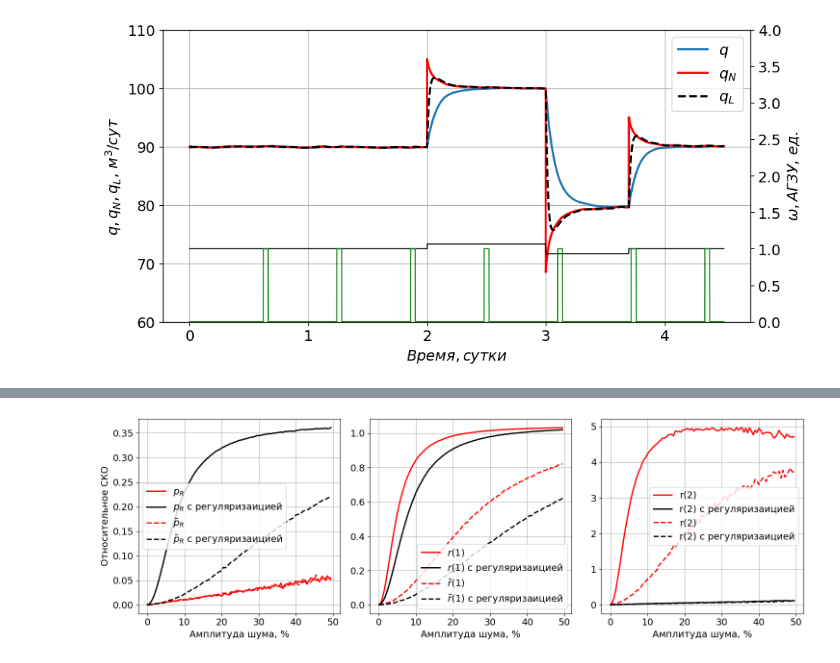
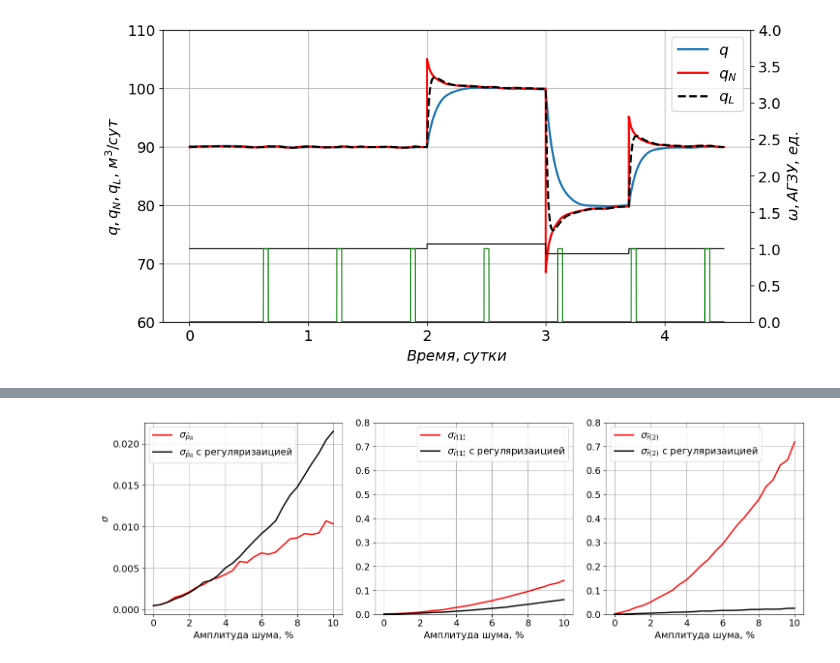
Before and after one commit to IANovoselov/well, a Jupyter notebook: src/well.ipynb, the cells around one changed output, grey strips where cells are left out. Drawn from its saved outputs; the diff is of its cells as text; code cells hidden in the pictures.

```diff
--- a/src/well.ipynb
+++ b/src/well.ipynb
@@ -122,9 +87,9 @@ plot.show()
 # %%
 quant_step_list = [None]
 denominator_list = [20]
-experiment_num_max = 100
+experiment_num_max = 250
 
-noise_list = np.arange(0, 0.5, 0.005)
+noise_list = np.arange(0, 0.104, 0.004)
 # %%
 from identification.domain.model import ident_values, identificate, get_data_by_slices, identificate_regul, get_res_dict_for_ident
 
@@ -237,41 +156,45 @@ plot.show()
 # %%
-    # Визуализация
-    plt.figure(figsize=(15, 5))
+from matplotlib import pyplot as plt
 
-    # График давления
-    plt.subplot(1, 3, 1)
-    plt.plot(noise_list, sco_p_R, 'r', lw=2, label='$p_R$')
-    plt.plot(noise_list, regul_sco_p_R, 'k', label='$p_R$ с регуляризаицией', lw=2)
-    plt.plot(noise_list, calc_rsd_by_series(res_filterd['p_R'][0,0], well.reservoir.p_R), 'r--', label='$\~p_R$', lw=2)
-    plt.plot(noise_list, calc_rsd_by_series(res_regul_filtered['p_R'][0,0], well.reservoir.p_R), 'k--', label='$\~p_R$ с регуляризаицией', lw=2)
-    plt.xlabel('Амплитуда шума, %')
-    plt.ylabel('Относительное СКО')
-    plt.legend()
-    plt.grid()
+# Визуализация
+plt.figure(figsize=(15, 5))
+
+# График давления
+plt.subplot(1, 3, 1)
+#plt.plot(noise_list, sco_p_R, 'r', lw=2, label='$p_R$')
+#plt.plot(noise_list, regul_sco_p_R, 'k', label='$p_R$ с регуляризаицией', lw=2)
+plt.plot(noise_list, calc_rsd_by_series(res_filterd['p_R'][0,0], well.reservoir.p_R), 'r', label='$\sigma_{\hat{p}_R}$', lw=2)
+plt.plot(noise_list, calc_rsd_by_series(res_regul_filtered['p_R'][0,0], well.reservoir.p_R), 'k', label='$\sigma_{\hat{p}_R}$ с регуляризаицией', lw=2)
+plt.xlabel('Амплитуда шума, %')
+plt.ylabel('$\sigma$')
+plt.legend()
+plt.grid()
 
 
-    # График НЧ шума
-    plt.subplot(1, 3, 2)
-    plt.plot(noise_list, sco_r_1, label='$r(1)$', color='r', lw=2)
-    plt.plot(noise_list, regul_sco_r_1, label='$r(1)$ с регуляризаицией', color='k', lw=2)
-    plt.plot(noise_list, calc_rsd_by_series(res_filterd['r_1'][0,0], well.reservoir.r_1), 'r--', label='$\~r(1)$', lw=2)
-    plt.plot(noise_list, calc_rsd_by_series(res_regul_filtered['r_1'][0,0], well.reservoir.r_1), 'k--', label='$\~r(1)$ с регуляризаицией', lw=2)
-    plt.xlabel('Амплитуда шума, %')
-    plt.legend()
-    plt.grid()
+# График НЧ шума
+plt.subplot(1, 3, 2)
+#plt.plot(noise_list, sco_r_1, label='$r(1)$', color='r', lw=2)
+#plt.plot(noise_list, regul_sco_r_1, label='$r(1)$ с регуляризаицией', color='k', lw=2)
+plt.plot(noise_list, calc_rsd_by_series(res_filterd['r_1'][0,0], well.reservoir.r_1), 'r', label='$\sigma_{\hat{r}(1)}$', lw=2)
+plt.plot(noise_list, calc_rsd_by_series(res_regul_filtered['r_1'][0,0], well.reservoir.r_1), 'k', label='$\sigma_{\hat{r}(1)}$ с регуляризаицией', lw=2)
+plt.xlabel('Амплитуда шума, %')
+plt.legend()
+plt.grid()
+plt.ylim(0, 0.8)
 
-    # График ВЧ шума
-    plt.subplot(1, 3, 3)
-    plt.plot(noise_list, sco_r_2, 'r', label='r(2)', lw=2)
-    plt.plot(noise_list, regul_sco_r_2, 'k', label='r(2) с регуляризаицией', lw=2)
-    plt.plot(noise_list, calc_rsd_by_series(res_filterd['r_2'][0,0], well.reservoir.r_2), 'r--', label='r(2)', lw=2)
-    plt.plot(noise_list, calc_rsd_by_series(res_regul_filtered['r_2'][0,0], well.reservoir.r_2), 'k--', label='r(2) с регуляризаицией', lw=2)
-    plt.xlabel('Амплитуда шума, %')
-    plt.legend()
-    plt.grid()
+# График ВЧ шума
+plt.subplot(1, 3, 3)
+#plt.plot(noise_list, sco_r_2, 'r', label='r(2)', lw=2)
+#plt.plot(noise_list, regul_sco_r_2, 'k', label='r(2) с регуляризаицией', lw=2)
+plt.plot(noise_list, calc_rsd_by_series(res_filterd['r_2'][0,0], well.reservoir.r_2), 'r', label='$\sigma_{\hat{r}(2)}$', lw=2)
+plt.plot(noise_list, calc_rsd_by_series(res_regul_filtered['r_2'][0,0], well.reservoir.r_2), 'k', label='$\sigma_{\hat{r}(2)}$ с регуляризаицией', lw=2)
+plt.xlabel('Амплитуда шума, %')
+plt.legend()
+plt.grid()
+plt.ylim(0, 0.8)
 
 
-    plt.tight_layout()
-    plt.show()
+plt.tight_layout()
+plt.show()
 # %% [output]
-[figure, old version]
+[figure, new version]
```
Also changed, not shown: parts of 20 cells of this notebook, 6 other files.
